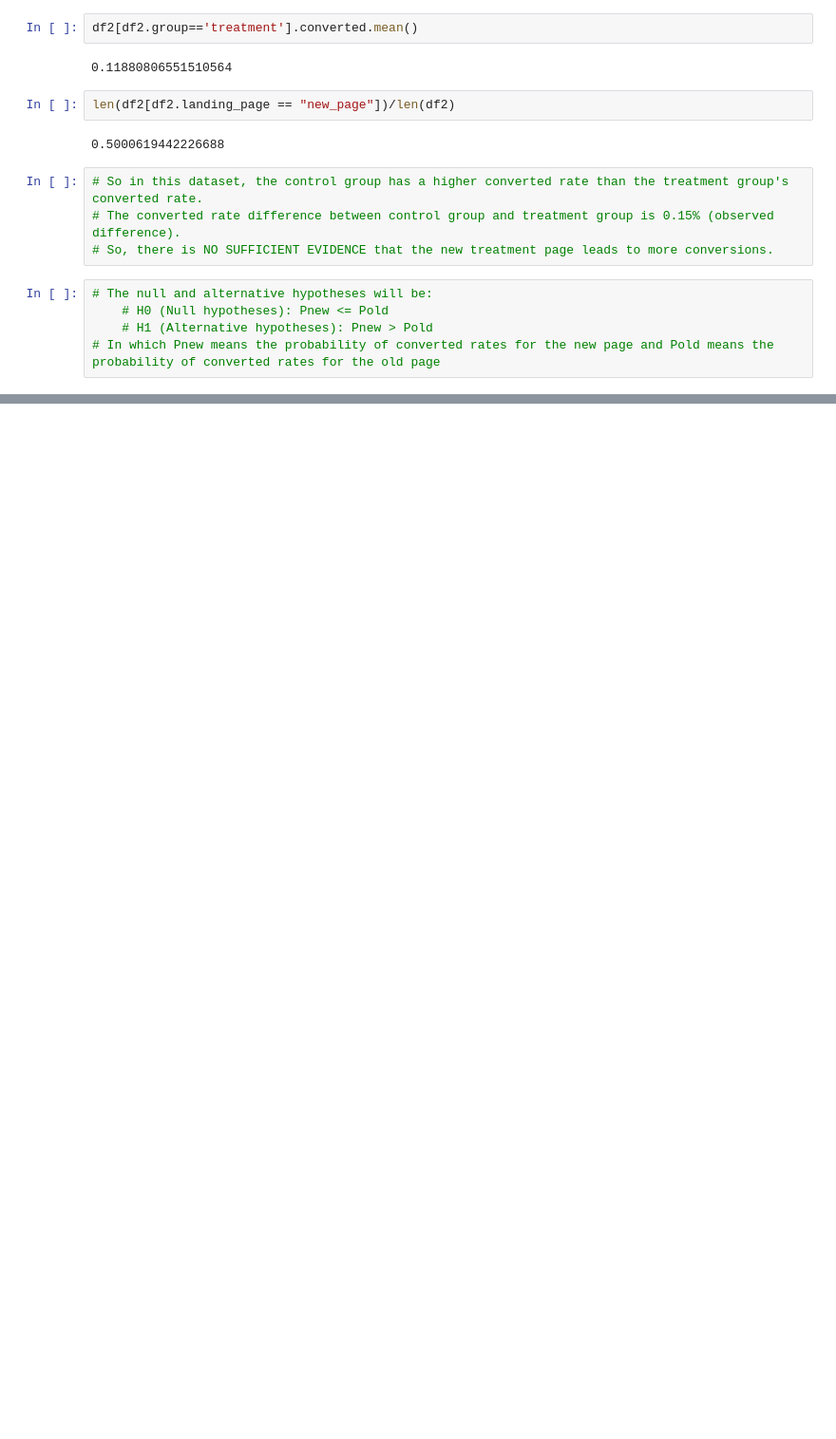
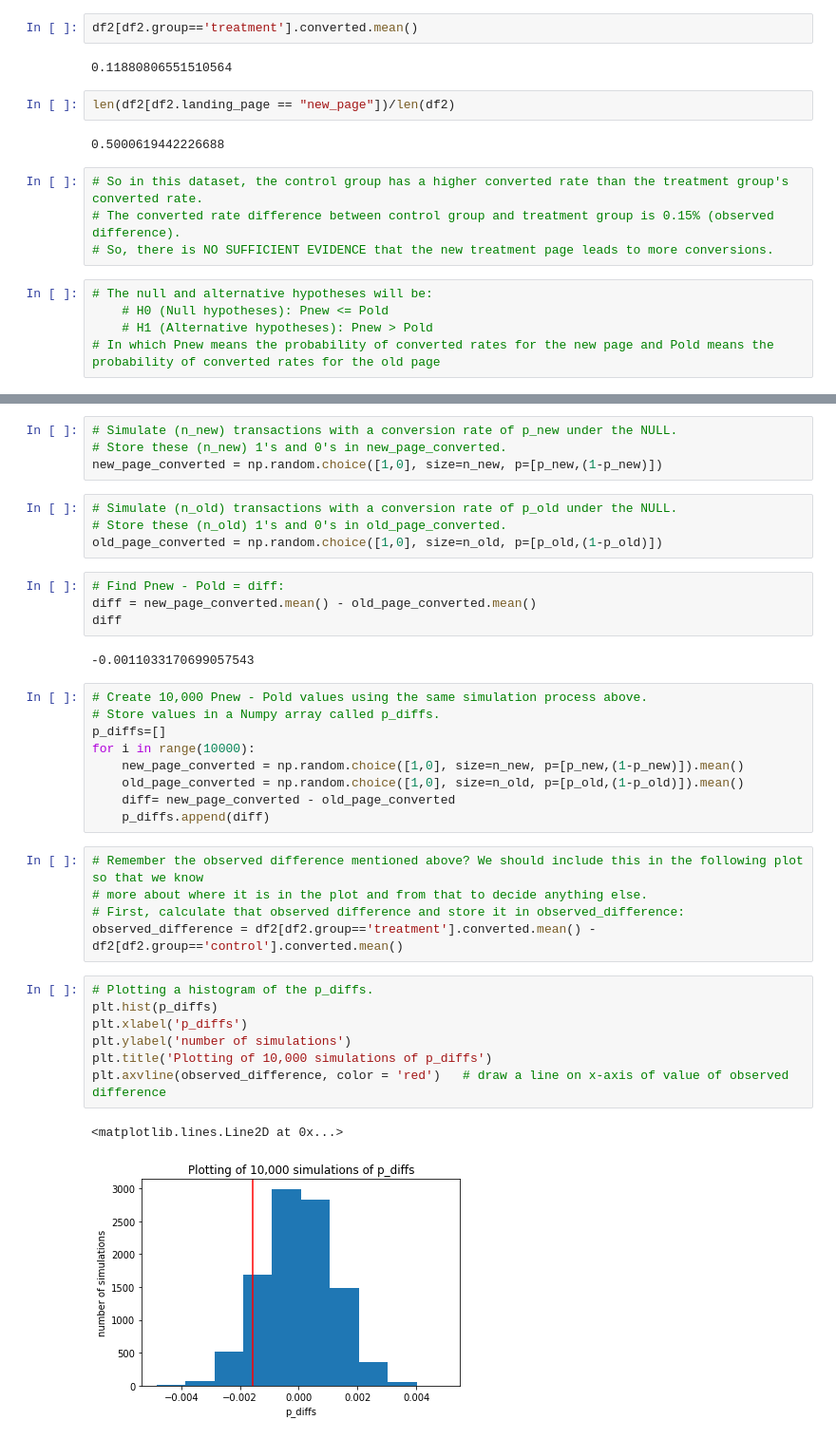
Before and after one commit to quangineer/Analyze-A-B-Test-Results, a Jupyter notebook: main.py.ipynb, the cells around one changed output, grey strips where cells are left out. Shown at 95% size. Saved outputs shown, nothing was run; the diff lists cells and outputs as text; blank space fills up the shorter version.

```diff
--- a/main.py.ipynb
+++ b/main.py.ipynb
@@ -130,0 +149,38 @@ len(df2[df2.landing_page == "new_page"])/len(df2)
+# %%
+# Simulate (n_new) transactions with a conversion rate of p_new under the NULL.
+# Store these (n_new) 1's and 0's in new_page_converted.
+new_page_converted = np.random.choice([1,0], size=n_new, p=[p_new,(1-p_new)])
+# %%
+# Simulate (n_old) transactions with a conversion rate of p_old under the NULL.
+# Store these (n_old) 1's and 0's in old_page_converted.
+old_page_converted = np.random.choice([1,0], size=n_old, p=[p_old,(1-p_old)])
+# %%
+# Find Pnew - Pold = diff:
+diff = new_page_converted.mean() - old_page_converted.mean()
+diff
+# %% [output]
+-0.0011033170699057543
+# %%
+# Create 10,000 Pnew - Pold values using the same simulation process above.
+# Store values in a Numpy array called p_diffs.
+p_diffs=[]
+for i in range(10000):
+    new_page_converted = np.random.choice([1,0], size=n_new, p=[p_new,(1-p_new)]).mean()
+    old_page_converted = np.random.choice([1,0], size=n_old, p=[p_old,(1-p_old)]).mean()
+    diff= new_page_converted - old_page_converted
+    p_diffs.append(diff)
+# %%
+# Remember the observed difference mentioned above? We should include this in the following plot so that we know
+# more about where it is in the plot and from that to decide anything else.
+# First, calculate that observed difference and store it in observed_difference:
+observed_difference = df2[df2.group=='treatment'].converted.mean() - df2[df2.group=='control'].converted.mean()
+# %%
+# Plotting a histogram of the p_diffs.
+plt.hist(p_diffs)
+plt.xlabel('p_diffs')
+plt.ylabel('number of simulations')
+plt.title('Plotting of 10,000 simulations of p_diffs')
+plt.axvline(observed_difference, color = 'red')   # draw a line on x-axis of value of observed difference
+# %% [output]
+<matplotlib.lines.Line2D at 0x...>
+[figure, added]
```
Also changed, not shown: parts of 14 cells of this notebook.
